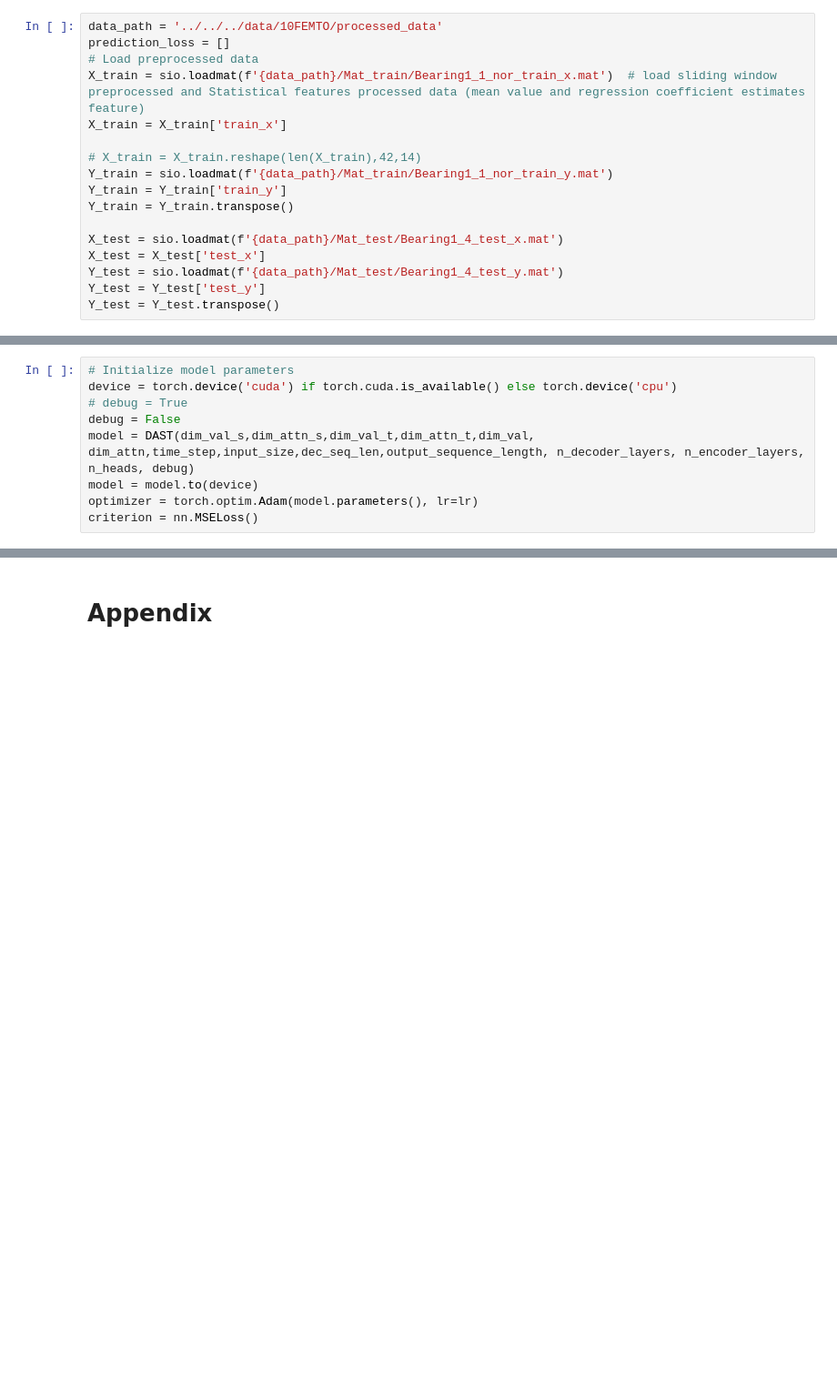
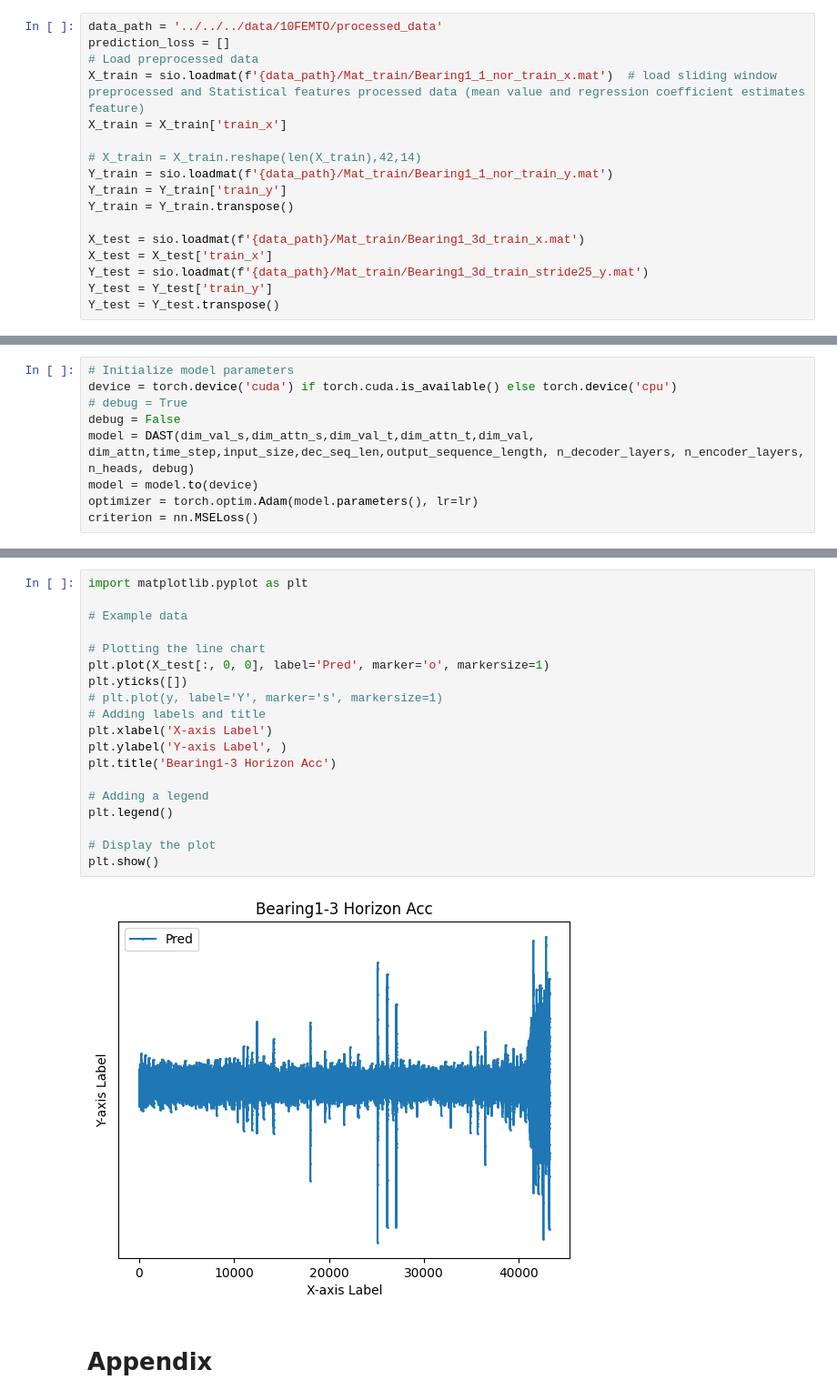
Before and after one commit to qawl987/DAST-self, a Jupyter notebook: notebook/10FEMTO/model_training/main.ipynb, the cells around one changed output, grey strips where cells are left out. Shown at 91% size. Cells and saved outputs as stored; diff of their text form; blank space fills up the shorter version.

```diff
--- a/notebook/10FEMTO/model_training/main.ipynb
+++ b/notebook/10FEMTO/model_training/main.ipynb
@@ -40,10 +56,10 @@ Y_train = sio.loadmat(f'{data_path}/Mat_train/Bearing1_1_nor_train_y.mat')
 Y_train = Y_train['train_y']
 Y_train = Y_train.transpose()
 
-X_test = sio.loadmat(f'{data_path}/Mat_test/Bearing1_4_test_x.mat')
-X_test = X_test['test_x']
-Y_test = sio.loadmat(f'{data_path}/Mat_test/Bearing1_4_test_y.mat')
-Y_test = Y_test['test_y']
+X_test = sio.loadmat(f'{data_path}/Mat_train/Bearing1_3d_train_x.mat')
+X_test = X_test['train_x']
+Y_test = sio.loadmat(f'{data_path}/Mat_train/Bearing1_3d_train_stride25_y.mat')
+Y_test = Y_test['train_y']
 Y_test = Y_test.transpose()
 # %%
 print(X_train.shape)
@@ -162,3 +284,24 @@ KeyboardInterrupt:
+# %%
+import matplotlib.pyplot as plt
+
+# Example data
+
+# Plotting the line chart
+plt.plot(X_test[:, 0, 0], label='Pred', marker='o', markersize=1)
+plt.yticks([])
+# plt.plot(y, label='Y', marker='s', markersize=1)
+# Adding labels and title
+plt.xlabel('X-axis Label')
+plt.ylabel('Y-axis Label', )
+plt.title('Bearing1-3 Horizon Acc')
+
+# Adding a legend
+plt.legend()
+
+# Display the plot
+plt.show()
+# %% [output]
+[figure, added]
 # %% [markdown]
 # Appendix
 # %%
```
Also changed, not shown: parts of 19 cells of this notebook.
